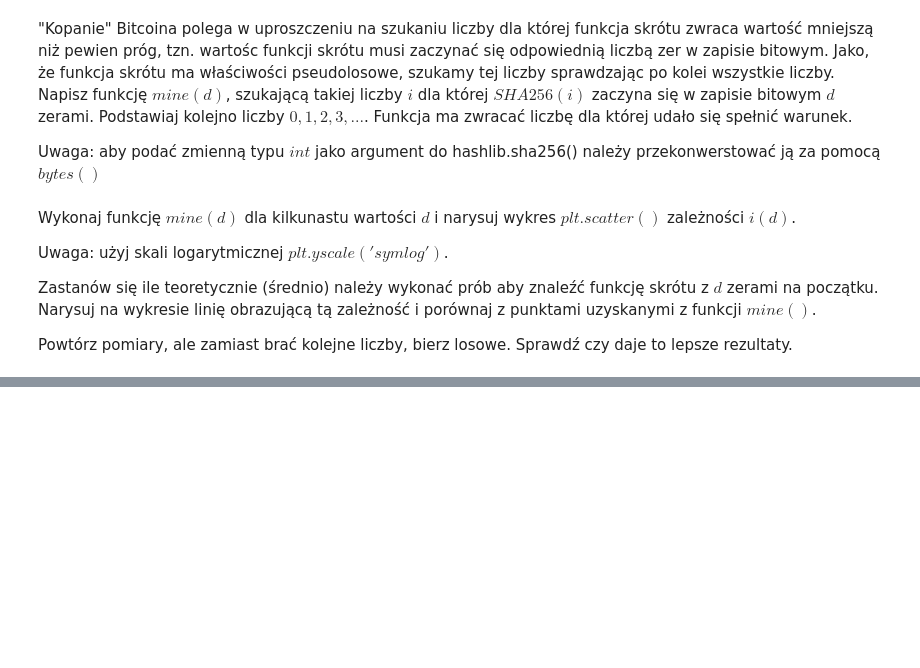
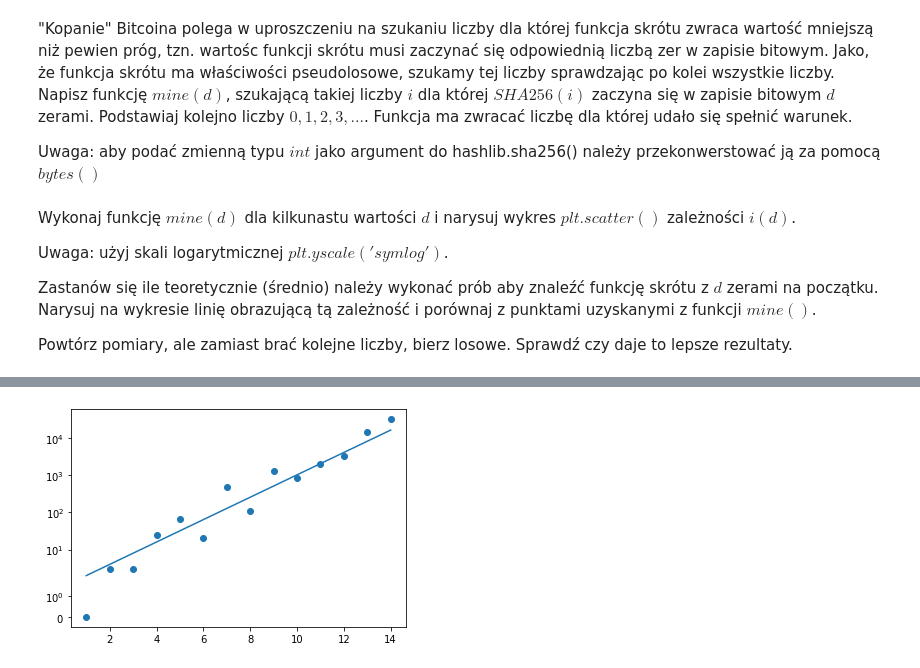
Before and after one commit to wentyl23/krypto, a Jupyter notebook: zestaw9/Lista9.ipynb, the cells around one changed output, grey strips where cells are left out. Drawn from its saved outputs; the diff is of its cells as text; code cells hidden in the pictures; blank space fills up the shorter version.

```diff
--- a/zestaw9/Lista9.ipynb
+++ b/zestaw9/Lista9.ipynb
@@ -269,0 +290,26 @@ Powtórz pomiary, ale zamiast brać kolejne liczby, bierz losowe. Sprawdź czy d
+# %%
+def mine_rand(diff):
+    h=''
+    rand_range=10**5
+    starting_zeroes = '0' * diff
+    i=0
+    while(True):
+        r=random.randint(0, rand_range)
+        h = hashlib.sha256(bytes(r)).hexdigest()
+        h = bin(int(h, 16))[2:].zfill(256)
+        if(h.startswith(starting_zeroes)):
+            break
+        i+=1
+    return i
+# %%
+results=[]
+theoretical=[]
+iterations = range(1,15)
+for i in iterations:
+    results.append(mine_rand(i))
+    theoretical.append(2**i)
+plt.scatter(iterations, results)
+plt.plot(iterations, theoretical)
+plt.yscale('symlog')
+# %% [output]
+[figure, added]
```
Also changed, not shown: parts of 4 cells of this notebook.
